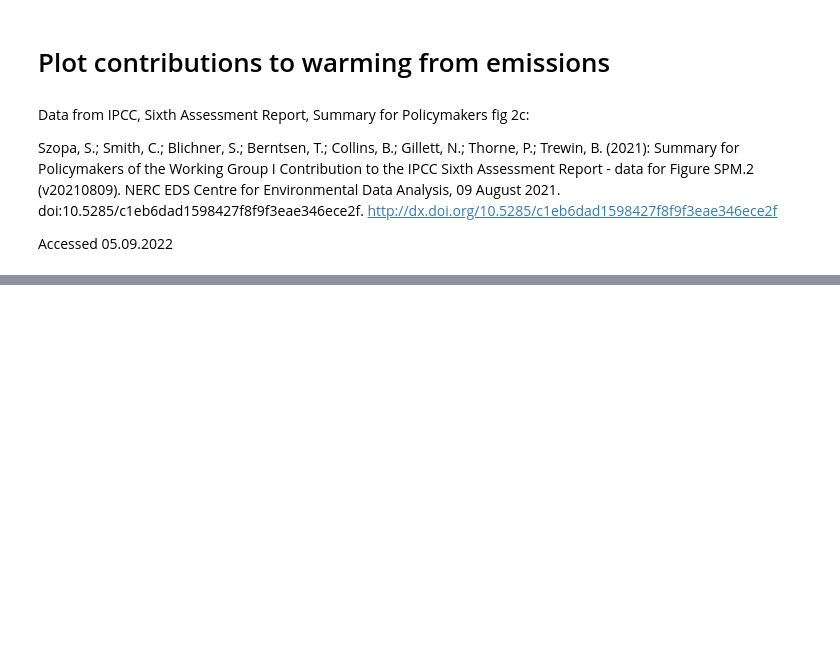
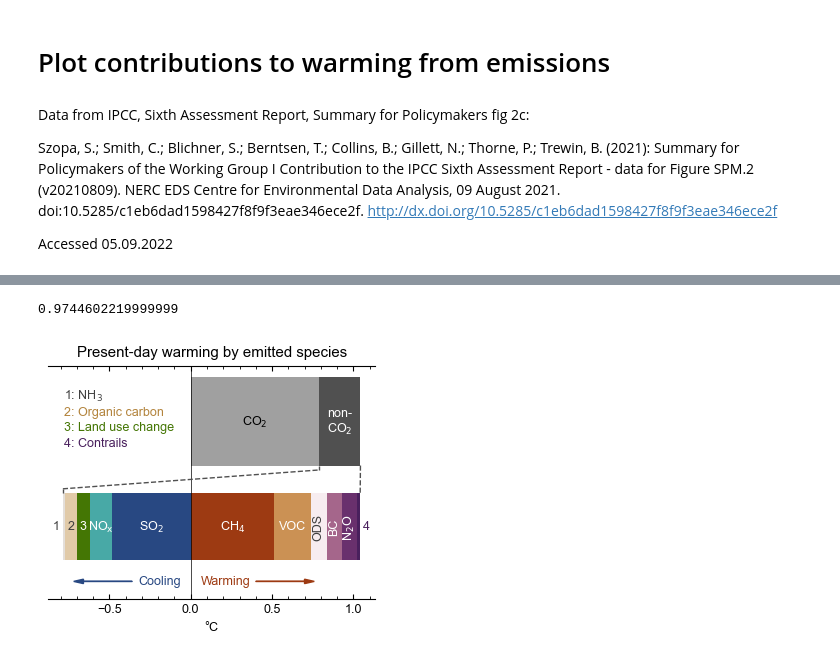
Before and after one commit to chrisroadmap/non-co2, a Jupyter notebook: notebooks/fig1.ipynb, the cells around one changed output, grey strips where cells are left out. Drawn from its saved outputs; the diff is of its cells as text; code cells hidden in the pictures; blank space fills up the shorter version.

Commit message:
make figure 1 much sexier

```diff
--- a/notebooks/fig1.ipynb
+++ b/notebooks/fig1.ipynb
@@ -14,10 +14,10 @@ import matplotlib.pyplot as pl
 # %%
 os.makedirs('../plots/', exist_ok=True)
 # %%
-pl.rcParams['figure.figsize'] = (9/2.54, 7/2.54)
+pl.rcParams['figure.figsize'] = (9/2.54, 8/2.54)
 pl.rcParams['font.size'] = 9
 pl.rcParams['font.family'] = 'Arial'
-pl.rcParams['xtick.direction'] = 'out'
+pl.rcParams['xtick.direction'] = 'in'
 pl.rcParams['xtick.minor.visible'] = True
 pl.rcParams['ytick.minor.visible'] = True
 pl.rcParams['ytick.right'] = False
@@ -71,8 +119,21 @@ text_x = {
     'CO$_2$': df_sorted.loc[0, 'total GSAT effect']/2,
     'non-CO$_2$': df_sorted.loc[0, 'total GSAT effect']+df_sorted.loc[1:, 'total GSAT effect'].sum()/2,
     'CH$_4$': df_sorted.loc[1, 'total GSAT effect']/2,
-    'SO$_2$': df_sorted.loc[11, 'total GSAT effect']/2
+    'SO$_2$': df_sorted.loc[11, 'total GSAT effect']/2,
+    'VOCs + CO': df_sorted.loc[1:1, 'total GSAT effect'].sum() + df_sorted.loc[2, 'total GSAT effect']/2,
+    'CFCs + HFCs + HCFCs': df_sorted.loc[1:2, 'total GSAT effect'].sum() + df_sorted.loc[3, 'total GSAT effect']/2,
+    'Black carbon': df_sorted.loc[1:3, 'total GSAT effect'].sum() + df_sorted.loc[4, 'total GSAT effect']/2,
+    'N$_2$O': df_sorted.loc[1:4, 'total GSAT effect'].sum() + df_sorted.loc[5, 'total GSAT effect']/2,
+    'Contrails': df_sorted.loc[1:5, 'total GSAT effect'].sum() + df_sorted.loc[6, 'total GSAT effect']/2,
+    'NO$_x$': df_sorted.loc[11, 'total GSAT effect'] + df_sorted.loc[10, 'total GSAT effect']/2,
+    'Land use': df_sorted.loc[10:11, 'total GSAT effect'].sum() + df_sorted.loc[9, 'total GSAT effect']/2,
+    'Organic carbon': df_sorted.loc[9:11, 'total GSAT effect'].sum() + df_sorted.loc[8, 'total GSAT effect']/2,
+    'NH$_3$': df_sorted.loc[8:11, 'total GSAT effect'].sum() + df_sorted.loc[7, 'total GSAT effect']/2
 }
+# %%
+text_x['N$_2$O']
+# %% [output]
+0.9744602219999999
 # %%
 # CO2 and non-CO2
 pl.barh(1, df_sorted.loc[0, 'total GSAT effect'], color=colors['CO$_2$'])
@@ -80,40 +141,66 @@ pl.barh(1, df_sorted.loc[1:, 'total GSAT effect'].sum(), left=df_sorted.loc[0, '
 
 # Warming drivers
 for index in range(1, 7):
     pl.barh(
-        0,
+        0.05,
         df_sorted.loc[index, 'total GSAT effect'],
         left=df_sorted.loc[1:(index-1), 'total GSAT effect'].sum(),
         color=colors[df_sorted.loc[index, 'Driver']],
         height=0.6
     )
 for index in range(11, 6, -1):
     pl.barh(
-        0,
+        0.05,
         df_sorted.loc[index, 'total GSAT effect'],
         left=df_sorted.loc[(index+1):11, 'total GSAT effect'].sum(),
         color=colors[df_sorted.loc[index, 'Driver']],
         height=0.6
     )
 
 pl.axvline(0, color='k', lw=0.5)
 
 pl.plot((df_sorted.loc[0, 'total GSAT effect'], df_sorted.loc[0, 'total GSAT effect']), (0.6, 0.56), color=colors['non-CO$_2$'], lw=1, ls='--')
-pl.plot((df_sorted.loc[7:11, 'total GSAT effect'].sum(), df_sorted.loc[0, 'total GSAT effect']), (0.34, 0.56), color=colors['non-CO$_2$'], lw=1, ls='--')
-pl.plot((df_sorted.loc[7:11, 'total GSAT effect'].sum(), df_sorted.loc[7:11, 'total GSAT effect'].sum()), (0.3, 0.34), color=colors['non-CO$_2$'], lw=1, ls='--')
-pl.plot((df_sorted.loc[0, 'total GSAT effect']+df_sorted.loc[1:, 'total GSAT effect'].sum(), df_sorted.loc[1:6, 'total GSAT effect'].sum()), (0.6, 0.3), color=colors['non-CO$_2$'], lw=1, solid_joinstyle='miter', ls='--')
+pl.plot((df_sorted.loc[7:11, 'total GSAT effect'].sum(), df_sorted.loc[0, 'total GSAT effect']), (0.39, 0.56), color=colors['non-CO$_2$'], lw=1, ls='--')
+pl.plot((df_sorted.loc[7:11, 'total GSAT effect'].sum(), df_sorted.loc[7:11, 'total GSAT effect'].sum()), (0.35, 0.39), color=colors['non-CO$_2$'], lw=1, ls='--')
+pl.plot((df_sorted.loc[0, 'total GSAT effect']+df_sorted.loc[1:, 'total GSAT effect'].sum(), df_sorted.loc[1:6, 'total GSAT effect'].sum()), (0.6, 0.35), color=colors['non-CO$_2$'], lw=1, solid_joinstyle='miter', ls='--')
 
 pl.text(text_x['CO$_2$'], 1, 'CO$_2$', ha='center', va='center')
 pl.text(text_x['non-CO$_2$'], 1, 'non-\nCO$_2$', ha='center', va='center', color='w')
-pl.text(text_x['CH$_4$'], 0, 'CH$_4$', ha='center', va='center', color='w')
-pl.text(text_x['SO$_2$'], 0, 'SO$_2$', ha='center', va='center', color='w')
+pl.text(text_x['CH$_4$'], 0.05, 'CH$_4$', ha='center', va='center', color='w')
+pl.text(text_x['SO$_2$'], 0.05, 'SO$_2$', ha='center', va='center', color='w')
 
-pl.title('Present-day warming by emitted species')
+pl.text(text_x['VOCs + CO'], 0.05, 'VOC', ha='center', va='center', color='w', rotation=0)
+pl.text(text_x['Black carbon'], 0.05, 'BC', ha='center', va='center', color='w', rotation=90)
+pl.text(text_x['N$_2$O'], 0.05, 'N$_2$O', ha='center', va='center', color='w', rotation=90)
+pl.text(text_x['CFCs + HFCs + HCFCs'], 0.05, 'ODS', ha='center', va='center', color='0.25', rotation=90)
+pl.text(text_x['Contrails']+0.05, 0.05, '4', ha='center', va='center', color=colors['Contrails'])
+
+pl.text(text_x['NO$_x$'], 0.05, 'NO$_{\mathrm{x}}$', ha='center', va='center', color='w')
+pl.text(text_x['Land use'], 0.05, '3', ha='center', va='center', color='w')
+pl.text(text_x['Organic carbon'], 0.05, '2', ha='center', va='center', color='0.25')
+pl.text(text_x['NH$_3$']-0.05, 0.05, '1', ha='center', va='center', color='0.25')
+
+pl.title('Present-day warming by emitted species', pad=7)
 pl.xlabel('°C')
+
+pl.text(0.06, -0.47, 'Warming', ha='left', va='baseline', color=colors['CH$_4$'])
+pl.text(-0.06, -0.47, 'Cooling', ha='right', va='baseline', color=colors['SO$_2$'])
+
+pl.arrow(0.4, -0.445, 0.3, 0, color=colors['CH$_4$'], head_width=0.04)
+pl.arrow(-0.36, -0.445, -0.3, 0, color=colors['SO$_2$'], head_width=0.04)
+
+pl.ylim(-0.6, 1.5)
+
+pl.text(-0.78, 1.20, '1: NH$_3$', color='0.25')
+pl.text(-0.78, 1.06, '2: Organic carbon', color='#b3843d')
+pl.text(-0.78, 0.92, '3: Land use change', color=colors['Land use'])
+pl.text(-0.78, 0.78, '4: Contrails', color=colors['Contrails'])
 
 pl.tight_layout()
 
 pl.savefig('../plots/fig1.png', dpi=300)
 pl.savefig('../plots/fig1.pdf')
+# %% [output]
+[figure, added]
 # %%
 df_sorted.loc[7:11, 'total GSAT effect'].sum()
```
Also changed, not shown: parts of 8 cells of this notebook.
